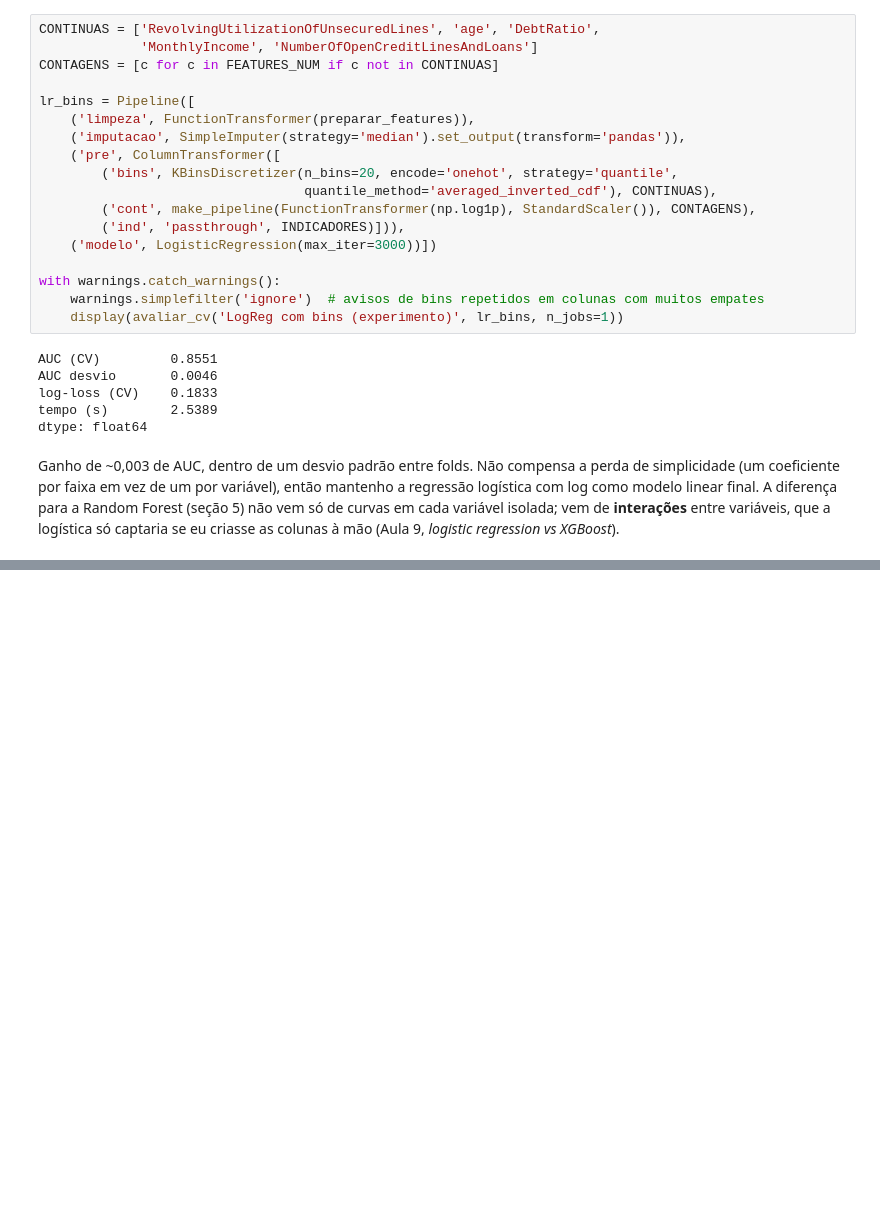
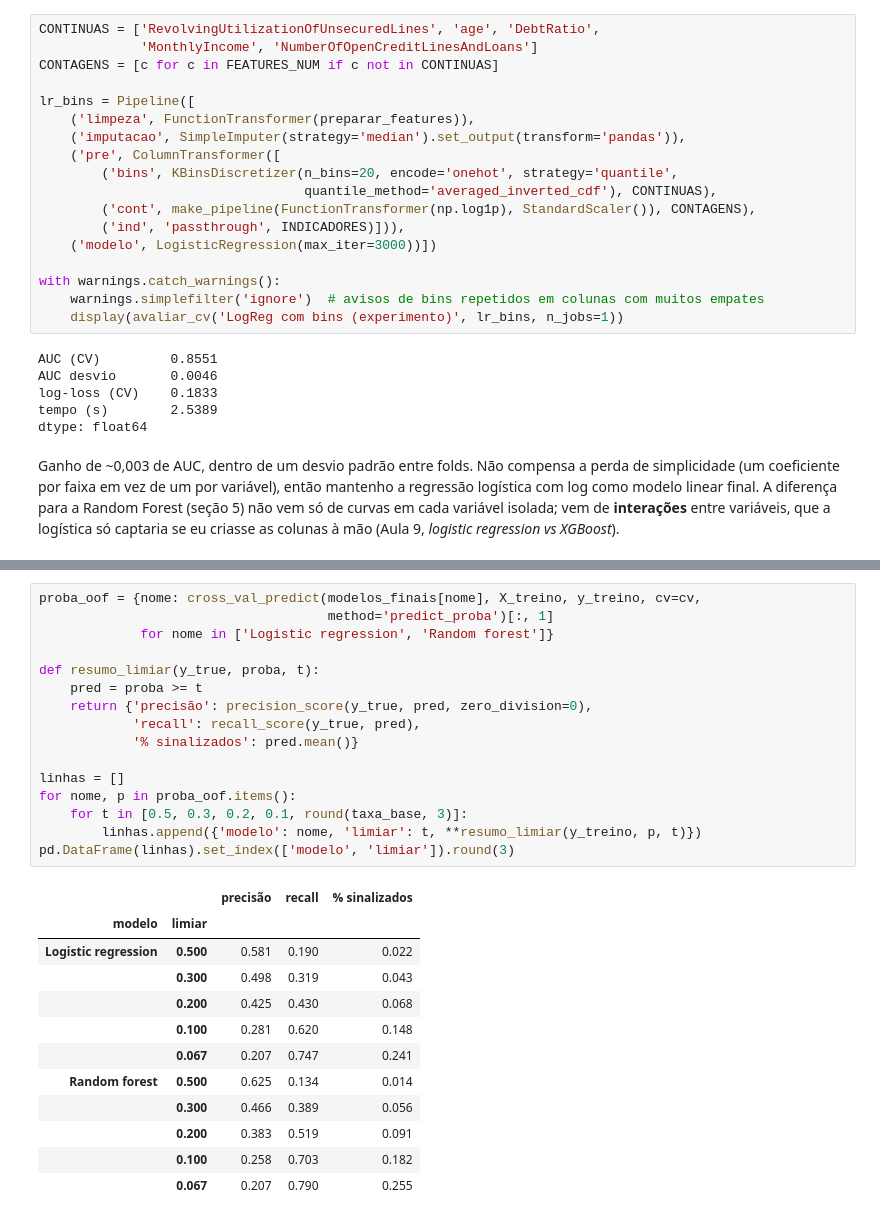
Before and after one commit to LeoDiasTrindade/good-and-bad-payers, a Jupyter notebook: notebooks/02_modelagem.ipynb, the cells around one changed output, grey strips where cells are left out. Cells and saved outputs as stored; diff of their text form; blank space fills up the shorter version.

```diff
--- a/notebooks/02_modelagem.ipynb
+++ b/notebooks/02_modelagem.ipynb
@@ -365,0 +482,29 @@ Ganho de ~0,003 de AUC, dentro de um desvio padrão entre folds. Não compensa a
+# %%
+proba_oof = {nome: cross_val_predict(modelos_finais[nome], X_treino, y_treino, cv=cv,
+                                     method='predict_proba')[:, 1]
+             for nome in ['Logistic regression', 'Random forest']}
+
+def resumo_limiar(y_true, proba, t):
+    pred = proba >= t
+    return {'precisão': precision_score(y_true, pred, zero_division=0),
+            'recall': recall_score(y_true, pred),
+            '% sinalizados': pred.mean()}
+
+linhas = []
+for nome, p in proba_oof.items():
+    for t in [0.5, 0.3, 0.2, 0.1, round(taxa_base, 3)]:
+        linhas.append({'modelo': nome, 'limiar': t, **resumo_limiar(y_treino, p, t)})
+pd.DataFrame(linhas).set_index(['modelo', 'limiar']).round(3)
+# %% [output]
+|  |  | precisão | recall | % sinalizados |
+| modelo | limiar |  |  |  |
+| Logistic regression | 0.500 | 0.581 | 0.190 | 0.022 |
+|  | 0.300 | 0.498 | 0.319 | 0.043 |
+|  | 0.200 | 0.425 | 0.430 | 0.068 |
+|  | 0.100 | 0.281 | 0.620 | 0.148 |
+|  | 0.067 | 0.207 | 0.747 | 0.241 |
+| Random forest | 0.500 | 0.625 | 0.134 | 0.014 |
+|  | 0.300 | 0.466 | 0.389 | 0.056 |
+|  | 0.200 | 0.383 | 0.519 | 0.091 |
+|  | 0.100 | 0.258 | 0.703 | 0.182 |
+|  | 0.067 | 0.207 | 0.790 | 0.255 |
```
Also changed, not shown: parts of 18 cells of this notebook, 1 other file.
